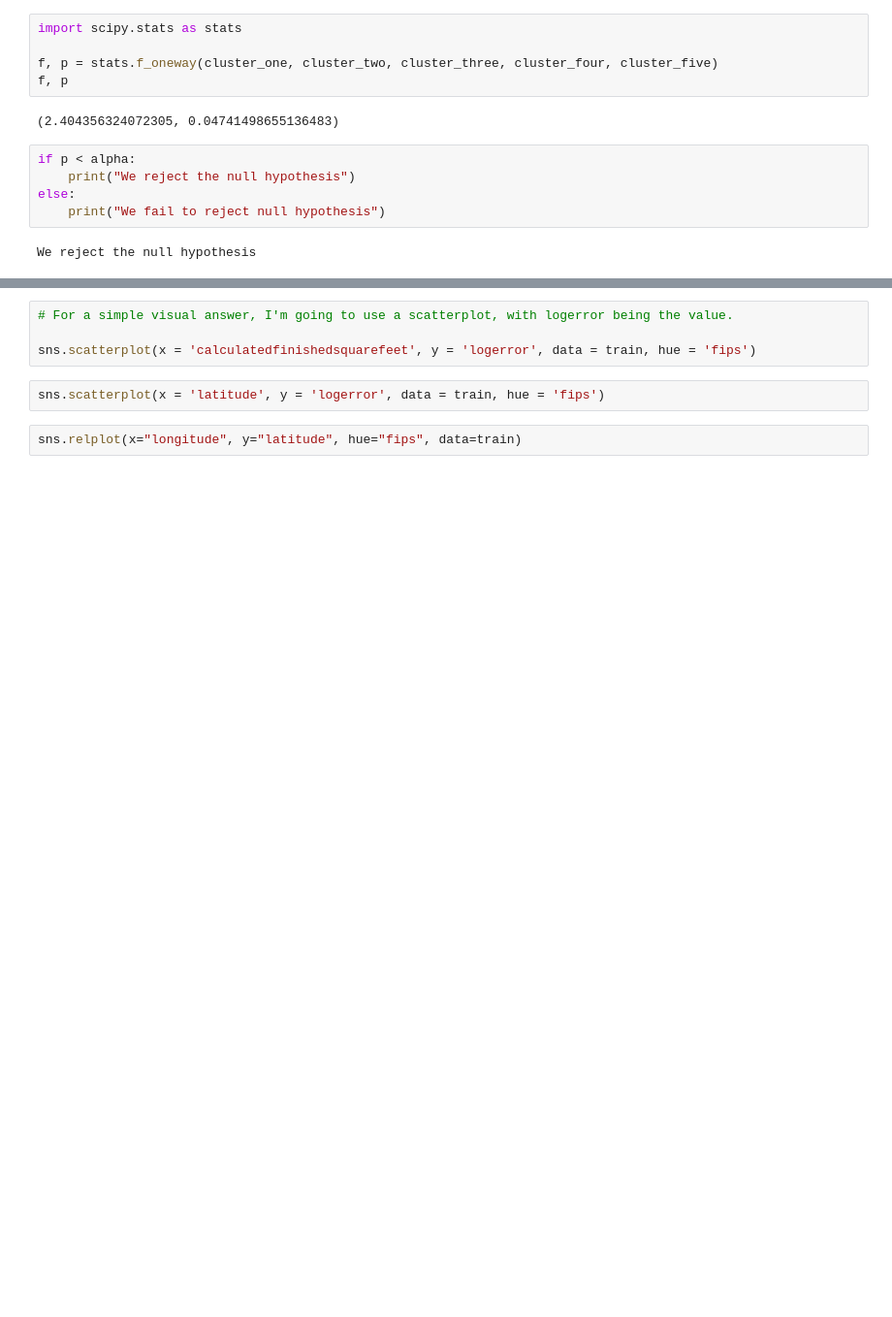
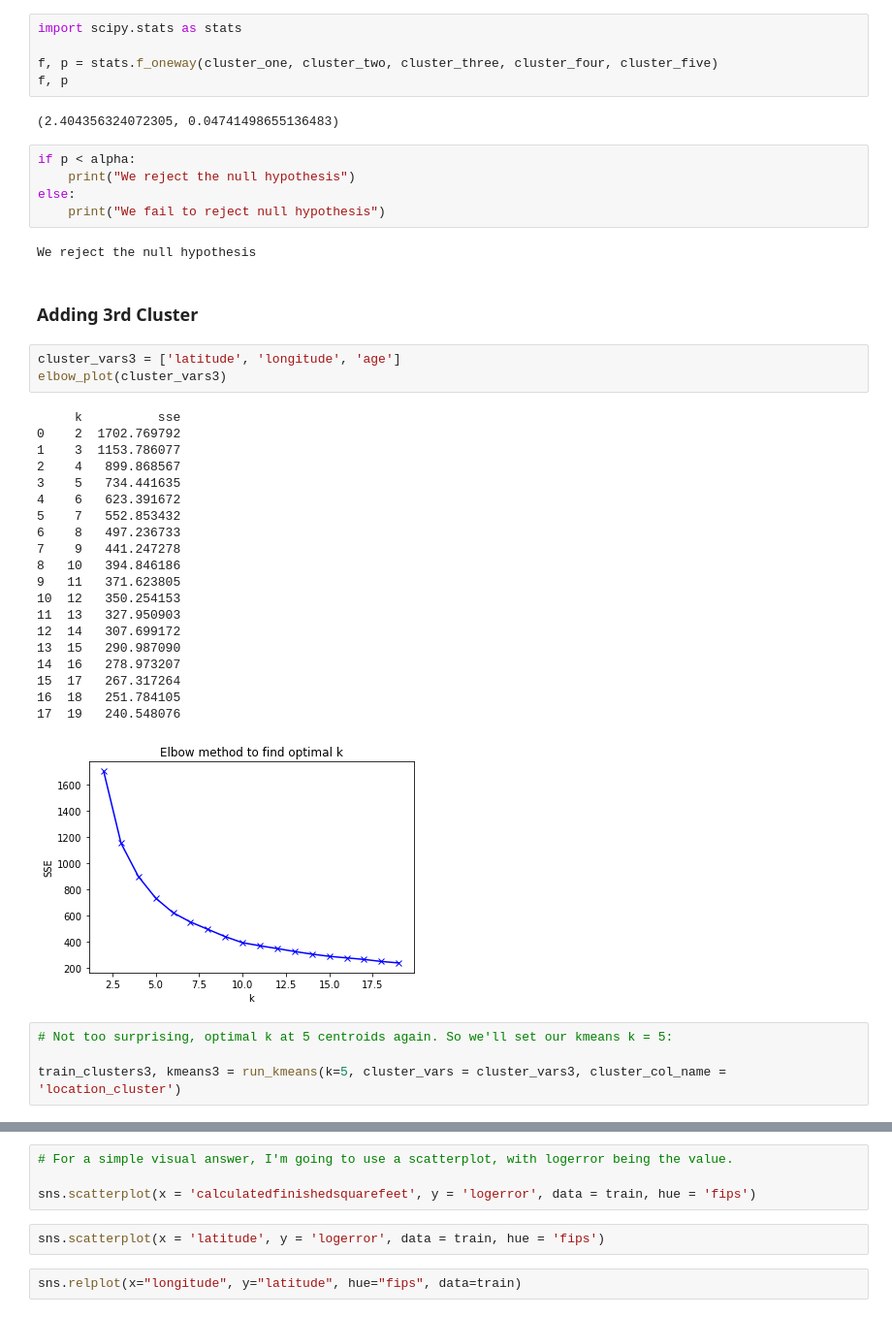
Before and after one commit to lukewbecker/clustering-project, a Jupyter notebook: zillow_mvp_cleaned.ipynb, the cells around one changed output, grey strips where cells are left out. Shown at 97% size. Cells and saved outputs as stored; diff of their text form; blank space fills up the shorter version.

Commit message:
done with clustering

```diff
--- a/zillow_mvp_cleaned.ipynb
+++ b/zillow_mvp_cleaned.ipynb
@@ -700,3 +704,33 @@ else:
     print("We fail to reject null hypothesis")
 # %% [output]
 We reject the null hypothesis
+# %% [markdown]
+### Adding 3rd Cluster
+# %%
+cluster_vars3 = ['latitude', 'longitude', 'age']
+elbow_plot(cluster_vars3)
+# %% [output]
+     k          sse
+0    2  1702.769792
+1    3  1153.786077
+2    4   899.868567
+3    5   734.441635
+4    6   623.391672
+5    7   552.853432
+6    8   497.236733
+7    9   441.247278
+8   10   394.846186
+9   11   371.623805
+10  12   350.254153
+11  13   327.950903
+12  14   307.699172
+13  15   290.987090
+14  16   278.973207
+15  17   267.317264
+16  18   251.784105
+17  19   240.548076
+[figure, added]
+# %%
+# Not too surprising, optimal k at 5 centroids again. So we'll set our kmeans k = 5:
+
+train_clusters3, kmeans3 = run_kmeans(k=5, cluster_vars = cluster_vars3, cluster_col_name = 'location_cluster')
```
Also changed, not shown: parts of 8 cells of this notebook.
